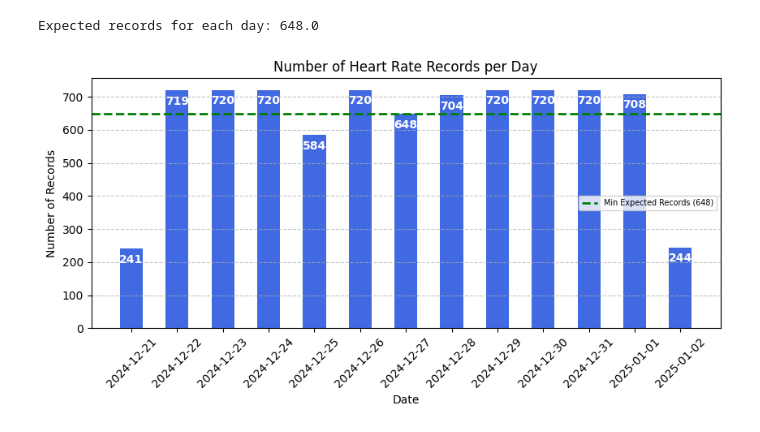
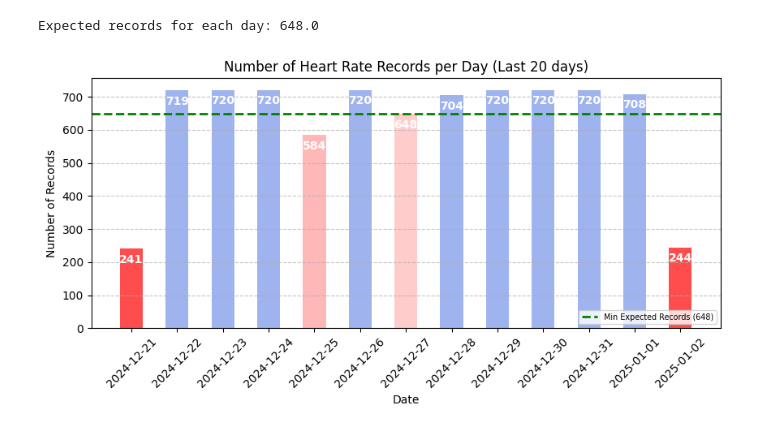
Before and after one commit to valecase4/GarminHeartRate, a Jupyter notebook: main.ipynb, the cells around one changed output. Saved outputs shown, nothing was run; the diff lists cells and outputs as text; code cells hidden in the pictures.

```diff
--- a/main.ipynb
+++ b/main.ipynb
@@ -69,26 +69,46 @@ print(f"Expected records for each day: {expected_rows}")
 # %% [output]
 Expected records for each day: 648.0
 # %%
-days = list(df_shape_per_day.keys())
-rows = list(df_shape_per_day.values())
+days = list(df_shape_per_day.keys())[-20:]
+rows = list(df_shape_per_day.values())[-20:]
+
+colors = []
+alphas = []
+
+for row in rows:
+    if row <= expected_rows:
+        colors.append('red')
+        alpha = 0.2 + (expected_rows - row) / expected_rows * 0.8
+        alphas.append(alpha)
+        # print(f"Row: {row}, Alpha: {alpha}")
+    else:
+        colors.append('royalblue')
+        alphas.append(0.5)
+        # print(f"Row: {row}, Alpha: 0.5")
+
+# print(f"Final Alphas: {alphas}")
 
 plt.figure(figsize=(10, 4))
-bars = plt.bar(days, rows, color='royalblue', width=0.5)
+bars = []
+
+for i, day in enumerate(days):
+    bars.append(plt.bar(day, rows[i], color=colors[i], alpha=alphas[i], width=0.5))
 
 for bar in bars:
-    yval = bar.get_height()
-    plt.text(bar.get_x() + bar.get_width() / 2, yval-50, str(int(yval)),
-            ha='center', va='bottom', fontsize=10, fontweight='bold', color='white')
+    for patch in bar:
+        yval = patch.get_height()
+        plt.text(patch.get_x() + patch.get_width() / 2, yval - 50, str(int(yval)),
+                 ha='center', va='bottom', fontsize=10, fontweight='bold', color='white')
 
 plt.axhline(y=expected_rows, color='green', linestyle='--', linewidth=2, label=f'Min Expected Records ({int(expected_rows)})')
 
 plt.xlabel('Date')
 plt.ylabel('Number of Records')
-plt.title('Number of Heart Rate Records per Day')
+plt.title('Number of Heart Rate Records per Day (Last 20 days)')
 plt.xticks(rotation=45)
 plt.grid(axis='y', linestyle='--', alpha=0.7)
-plt.legend(fontsize='x-small')
+plt.legend(fontsize='x-small', loc='lower right')
 plt.show()
 # %% [output]
-[figure, old version]
+[figure, new version]
 # %%
```
Also changed, not shown: parts of 1 cell of this notebook.
